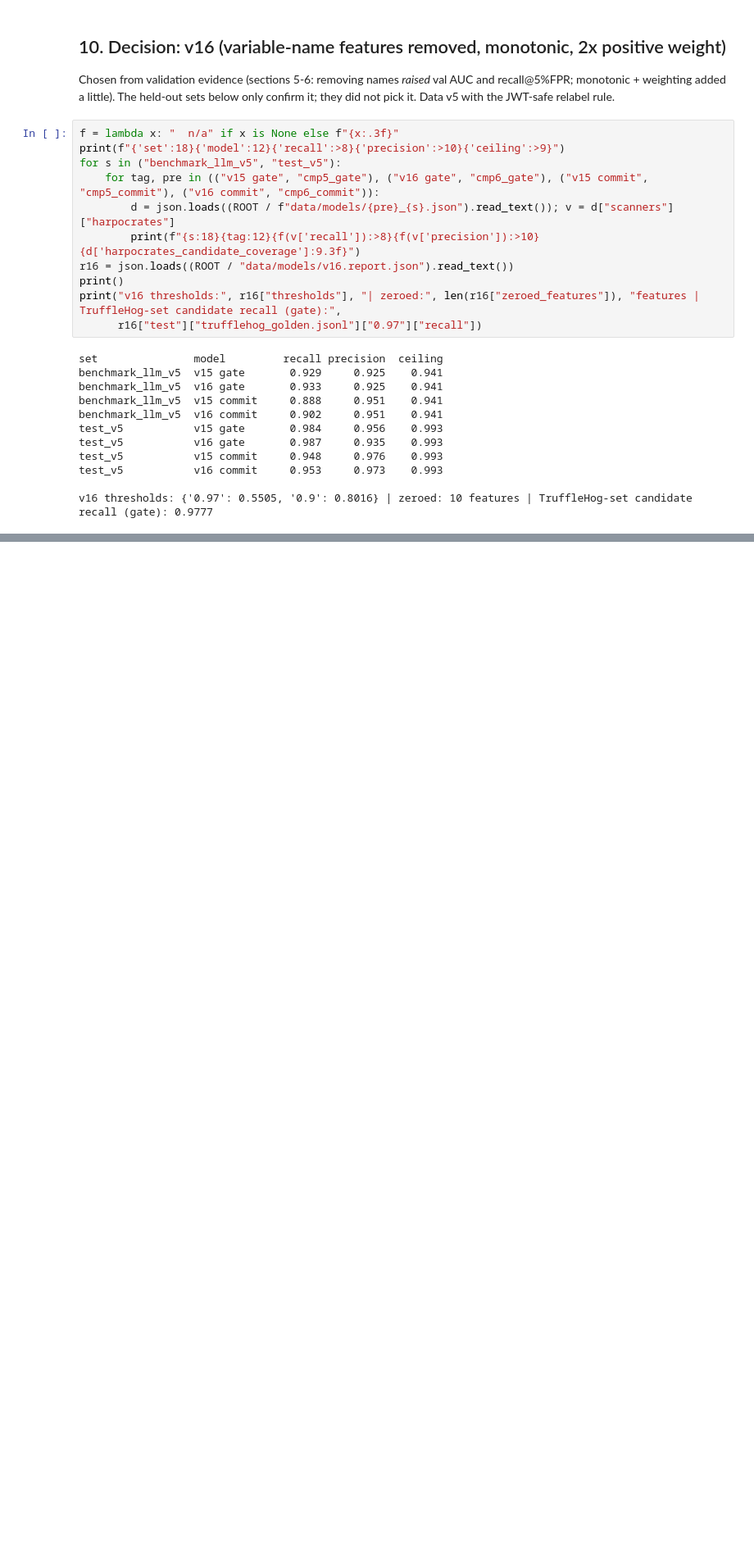
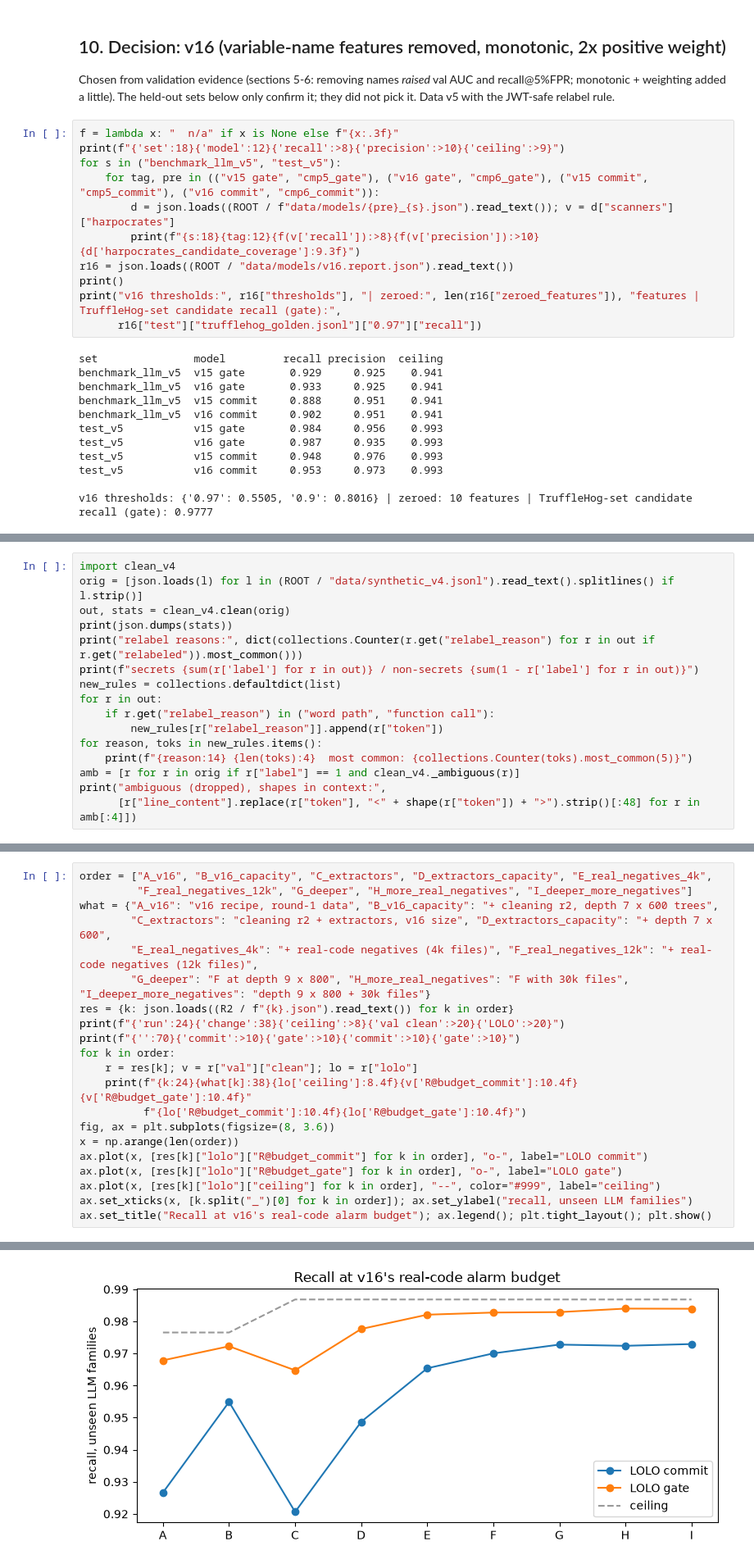
Before and after one commit to Skipa776/Harpocrates, a Jupyter notebook: bench/model_improvement.ipynb, the cells around one changed output, grey strips where cells are left out. Shown at 82% size. Drawn from its saved outputs; the diff is of its cells as text; blank space fills up the shorter version.

```diff
--- a/bench/model_improvement.ipynb
+++ b/bench/model_improvement.ipynb
@@ -404,0 +590,16 @@ v16 thresholds: {'0.97': 0.5505, '0.9': 0.8016} | zeroed: 10 features | TruffleH
+# %%
+import clean_v4
+orig = [json.loads(l) for l in (ROOT / "data/synthetic_v4.jsonl").read_text().splitlines() if l.strip()]
+out, stats = clean_v4.clean(orig)
+print(json.dumps(stats))
+print("relabel reasons:", dict(collections.Counter(r.get("relabel_reason") for r in out if r.get("relabeled")).most_common()))
+print(f"secrets {sum(r['label'] for r in out)} / non-secrets {sum(1 - r['label'] for r in out)}")
+new_rules = collections.defaultdict(list)
+for r in out:
+    if r.get("relabel_reason") in ("word path", "function call"):
+        new_rules[r["relabel_reason"]].append(r["token"])
+for reason, toks in new_rules.items():
+    print(f"{reason:14} {len(toks):4}  most common: {collections.Counter(toks).most_common(5)}")
+amb = [r for r in orig if r["label"] == 1 and clean_v4._ambiguous(r)]
+print("ambiguous (dropped), shapes in context:",
+      [r["line_content"].replace(r["token"], "<" + shape(r["token"]) + ">").strip()[:48] for r in amb[:4]])
@@ -404,0 +676,22 @@ v16 thresholds: {'0.97': 0.5505, '0.9': 0.8016} | zeroed: 10 features | TruffleH
+# %%
+order = ["A_v16", "B_v16_capacity", "C_extractors", "D_extractors_capacity", "E_real_negatives_4k",
+         "F_real_negatives_12k", "G_deeper", "H_more_real_negatives", "I_deeper_more_negatives"]
+what = {"A_v16": "v16 recipe, round-1 data", "B_v16_capacity": "+ cleaning r2, depth 7 x 600 trees",
+        "C_extractors": "cleaning r2 + extractors, v16 size", "D_extractors_capacity": "+ depth 7 x 600",
+        "E_real_negatives_4k": "+ real-code negatives (4k files)", "F_real_negatives_12k": "+ real-code negatives (12k files)",
+        "G_deeper": "F at depth 9 x 800", "H_more_real_negatives": "F with 30k files", "I_deeper_more_negatives": "depth 9 x 800 + 30k files"}
+res = {k: json.loads((R2 / f"{k}.json").read_text()) for k in order}
+print(f"{'run':24}{'change':38}{'ceiling':>8}{'val clean':>20}{'LOLO':>20}")
+print(f"{'':70}{'commit':>10}{'gate':>10}{'commit':>10}{'gate':>10}")
+for k in order:
+    r = res[k]; v = r["val"]["clean"]; lo = r["lolo"]
+    print(f"{k:24}{what[k]:38}{lo['ceiling']:8.4f}{v['R@budget_commit']:10.4f}{v['R@budget_gate']:10.4f}"
+          f"{lo['R@budget_commit']:10.4f}{lo['R@budget_gate']:10.4f}")
+fig, ax = plt.subplots(figsize=(8, 3.6))
+x = np.arange(len(order))
+ax.plot(x, [res[k]["lolo"]["R@budget_commit"] for k in order], "o-", label="LOLO commit")
+ax.plot(x, [res[k]["lolo"]["R@budget_gate"] for k in order], "o-", label="LOLO gate")
+ax.plot(x, [res[k]["lolo"]["ceiling"] for k in order], "--", color="#999", label="ceiling")
+ax.set_xticks(x, [k.split("_")[0] for k in order]); ax.set_ylabel("recall, unseen LLM families")
+ax.set_title("Recall at v16's real-code alarm budget"); ax.legend(); plt.tight_layout(); plt.show()
+# %% [output]
@@ -404,0 +709 @@ v16 thresholds: {'0.97': 0.5505, '0.9': 0.8016} | zeroed: 10 features | TruffleH
+[figure, added]
```
Also changed, not shown: parts of 20 cells of this notebook, 11 other files.
